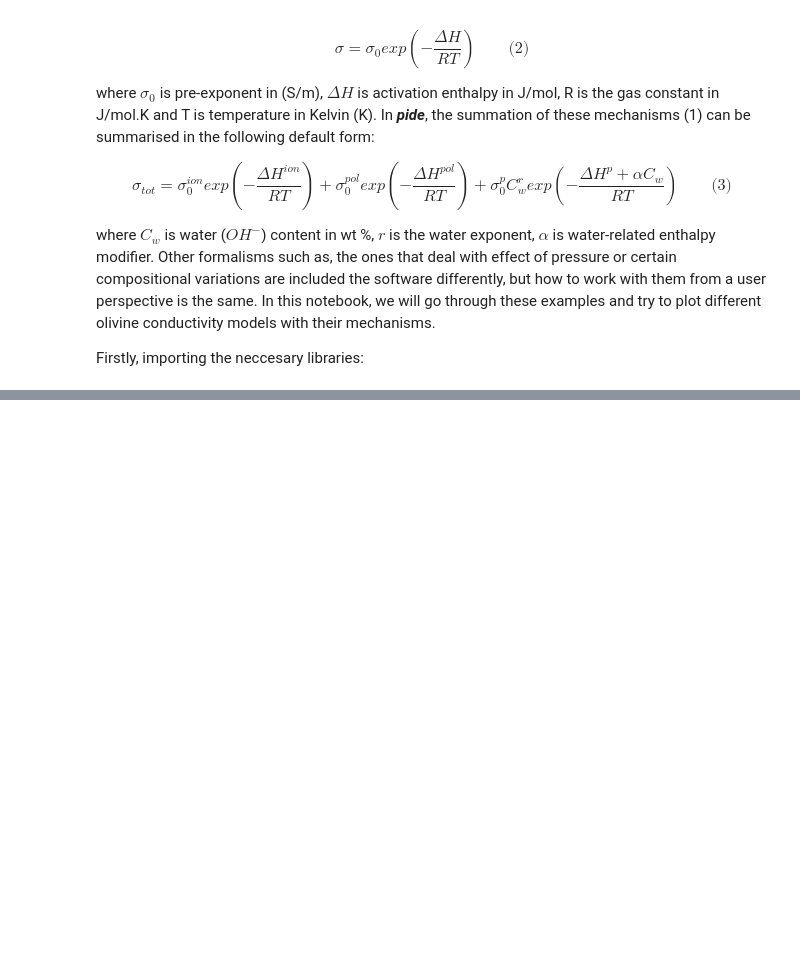
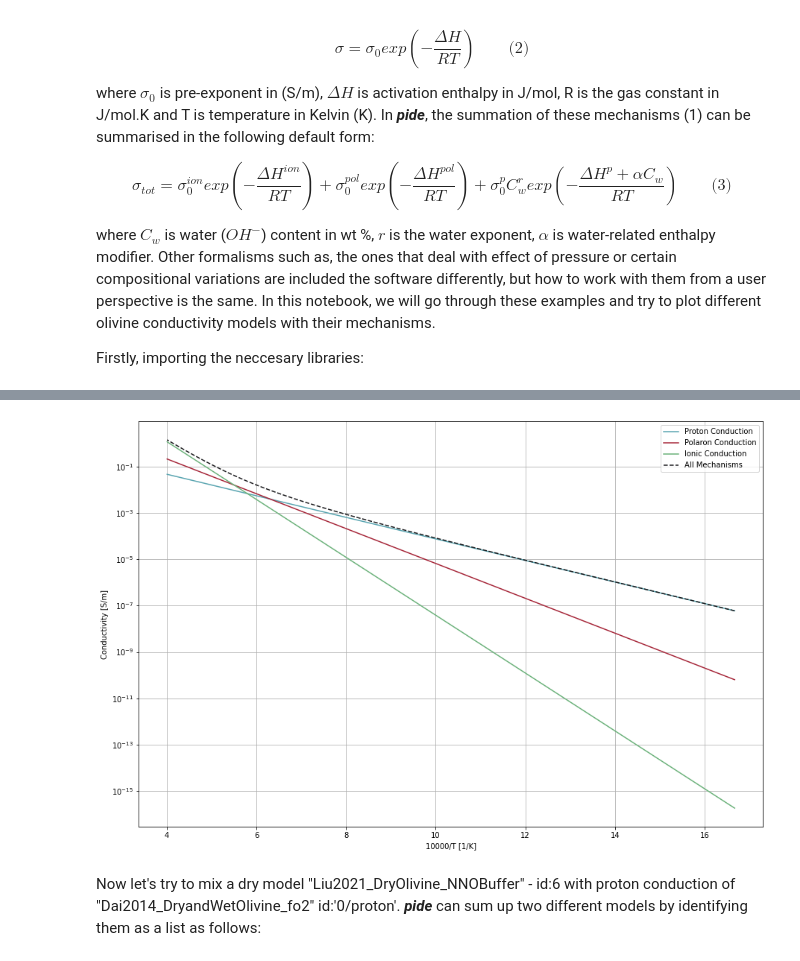
Before and after one commit to sinanozaydin/pide, a Jupyter notebook: examples/notebooks/Olivine_Conductivity_Mechanisms.ipynb, the cells around one changed output, grey strips where cells are left out. Cells and saved outputs as stored; diff of their text form; code cells hidden in the pictures; blank space fills up the shorter version.

Commit message:
conduction mechanisms script and small bug fix

```diff
--- a/examples/notebooks/Olivine_Conductivity_Mechanisms.ipynb
+++ b/examples/notebooks/Olivine_Conductivity_Mechanisms.ipynb
@@ -28,11 +28,8 @@ Now let's calculate, olivine conductivities of
 p_obj = pide.pide() #forming the pide object
 
 #Setting up temperature array ranging from 600 to 2000K at each 5 degrees.
-temperature = np.arange(600,2000,5)
+temperature = np.arange(600,2500,5)
 p_obj.set_temperature(temperature)
 p_obj.set_pressure(1.0)
-p_obj.set_mineral_conductivity_choice(ol = 0)
-idx_ol = p_obj.get_mineral_index('ol') #getting olivine index
-cond = p_obj.calculate_mineral_conductivity(method = 'array', min_idx= idx_ol)
-print(cond)
+list_olivine_models = p_obj.list_mineral_econd_models('ol') #listing all olivine electrical conductivity methods
 # %% [output]
@@ -55,0 +55,36 @@ print(cond)
+# %%
+idx_ol = p_obj.get_mineral_index('ol') #getting olivine index
+
+p_obj.set_mineral_water(ol = 50) #inppm
+
+p_obj.set_mineral_conductivity_choice(ol = '4/proton')
+cond_proton = p_obj.calculate_mineral_conductivity(method = 'array', min_idx = idx_ol)
+
+p_obj.set_mineral_conductivity_choice(ol = '4/polaron')
+cond_polaron = p_obj.calculate_mineral_conductivity(method = 'array', min_idx = idx_ol)
+
+p_obj.set_mineral_conductivity_choice(ol = '4/ionic')
+cond_ionic = p_obj.calculate_mineral_conductivity(method = 'array', min_idx = idx_ol)
+
+p_obj.set_mineral_conductivity_choice(ol = 4)
+cond_all = p_obj.calculate_mineral_conductivity(method = 'array', min_idx = idx_ol)
+# %%
+#Plotting the results
+figure = plt.figure(figsize = (15,10))
+ax = plt.subplot(111)
+
+ax.plot(1e4/temperature, cond_proton, color = '#58A4B0', label = 'Proton Conduction')
+ax.plot(1e4/temperature, cond_polaron, color = '#A62639', label = 'Polaron Conduction')
+ax.plot(1e4/temperature, cond_ionic, color = '#6CB27B', label = 'Ionic Conduction')
+ax.plot(1e4/temperature, cond_all, color = '#1B1B1E', label = 'All Mechanisms', linestyle = '--')
+ax.set_xlabel('10000/T [1/K]')
+ax.set_ylabel('Conductivity [S/m]')
+
+ax.set_yscale('log')
+ax.grid(which = 'both')
+ax.legend()
+plt.show()
+# %% [output]
+[figure, added]
+# %% [markdown]
+Now let's try to mix a dry model "Liu2021_DryOlivine_NNOBuffer" - id:6 with proton conduction of "Dai2014_DryandWetOlivine_fo2" id:'0/proton'. ***pide*** can sum up two different models by identifying them as a list as follows:
```
Also changed, not shown: parts of 5 cells of this notebook, 2 other files.
